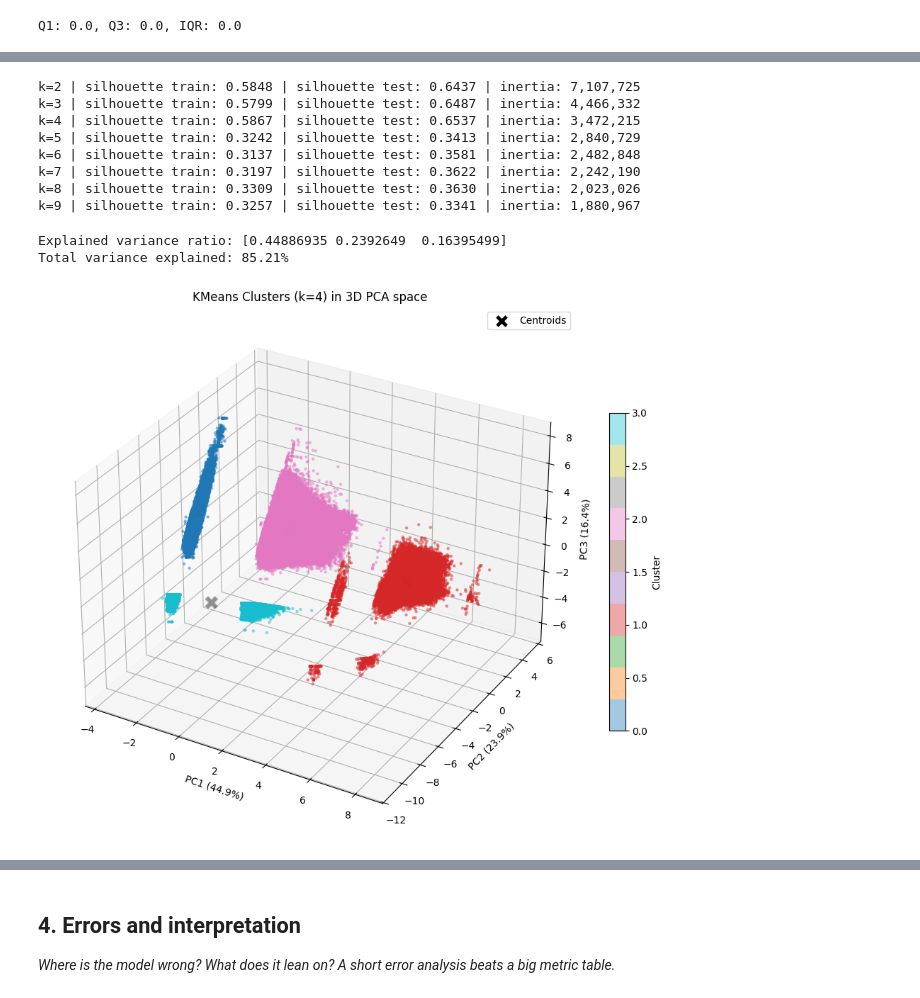
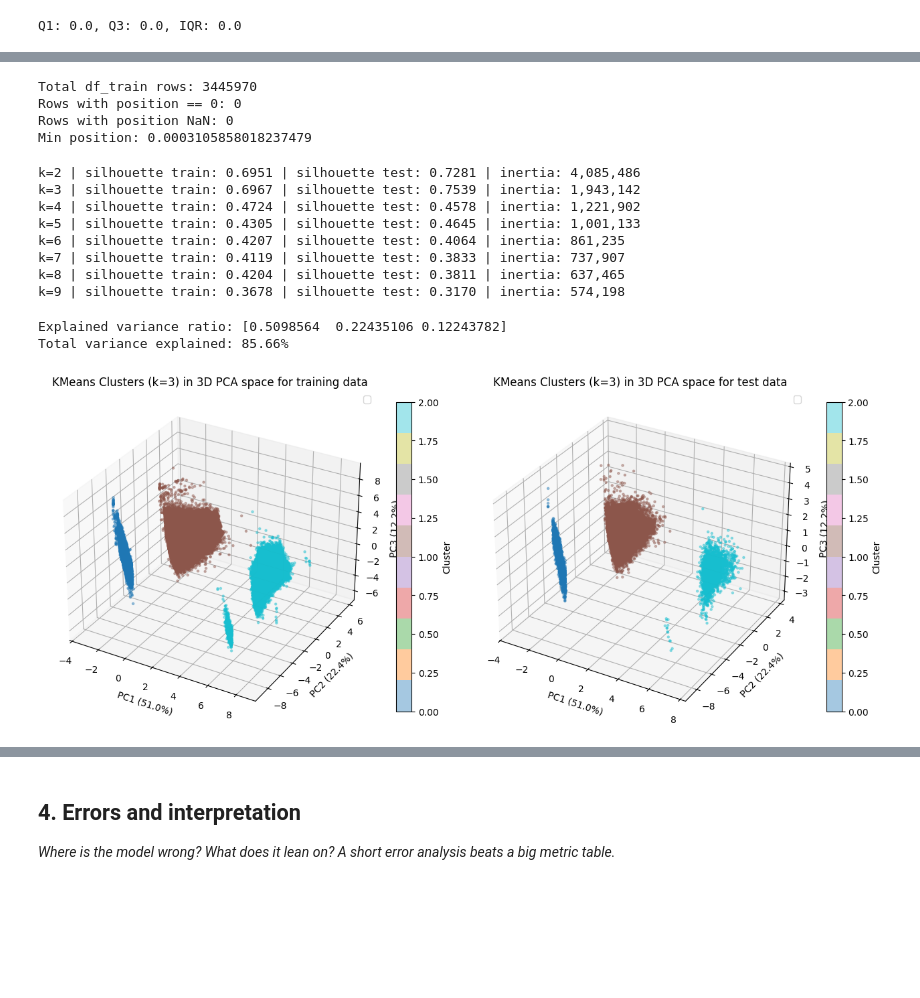
Before and after one commit to ocedev112/flyrank_oce_dev, a Jupyter notebook: work/notebooks/w05_model.ipynb, the cells around one changed output, grey strips where cells are left out. Cells and saved outputs as stored; diff of their text form; code cells hidden in the pictures; blank space fills up the shorter version.

```diff
--- a/work/notebooks/w05_model.ipynb
+++ b/work/notebooks/w05_model.ipynb
@@ -124,3 +175,6 @@ df_test["trend_direction"] = df_test.groupby("content_hash_id")["gsc_avg_positio
+# %%
+df_train['pos_bucket'] = pd.cut(df_train['gsc_avg_position'], bins=[0,3,10,20,100,500])
+df_test['pos_bucket'] = pd.cut(df_test['gsc_avg_position'], bins=[0,3,10,20,100,500])
 # %%
 import numpy as np
 
@@ -203,7 +245,18 @@ CTR                 0.656092    0.001170  1.000000
+# %%
+print("Total df_train rows:", len(df_train))
+print("Rows with position == 0:", (df_train['gsc_avg_position'] == 0).sum())
+print("Rows with position NaN:", df_train['gsc_avg_position'].isna().sum())
+print("Min position:", df_train['gsc_avg_position'].min())
+# %% [output]
+Total df_train rows: 3445970
+Rows with position == 0: 0
+Rows with position NaN: 0
+Min position: 0.0003105858018237479
 # %%
 from sklearn.preprocessing import QuantileTransformer
 from sklearn.cluster import KMeans
 from sklearn.metrics import silhouette_score
+from sklearn.decomposition import PCA
 import numpy as np
 import pandas as pd
 
@@ -216,71 +269,83 @@ scaler = QuantileTransformer(output_distribution='normal', random_state=42)
 X_train_scaled = scaler.fit_transform(df_train_k).astype(np.float32)
 X_test_scaled = scaler.transform(df_test_k).astype(np.float32)
 
+
+pca = PCA(n_components=3,random_state=42)
+X_train_pca = pca.fit_transform(X_train_scaled)
+X_test_pca = pca.transform(X_test_scaled)
+
 rng = np.random.RandomState(42)
-sample_idx = rng.choice(len(X_train_scaled), size=min(1_000_000, len(X_train_scaled)), replace=False)
-X_sample = X_train_scaled[sample_idx]
+sample_idx = rng.choice(len(X_train_pca), size=min(1_000_000, len(X_train_pca)), replace=False)
+X_sample = X_train_pca[sample_idx]
 
 results = []
 for k in range(2, 10):
     km = KMeans(n_clusters=k, init='k-means++', n_init=20, random_state=42, max_iter=300)
     labels = km.fit_predict(X_sample)
-    labels_test = km.predict(X_test_scaled)
+    labels_test = km.predict(X_test_pca)
 
     score = silhouette_score(X_sample, labels, sample_size=5_000, random_state=42)
-    score_test = silhouette_score(X_test_scaled, labels_test, sample_size=5_000, random_state=42)
+    score_test = silhouette_score(X_test_pca, labels_test, sample_size=5_000, random_state=42)
 
     results.append({"k": k, "silhouette_train": score, "silhouette_test": score_test, "inertia": km.inertia_})
     print(f"k={k} | silhouette train: {score:.4f} | silhouette test: {score_test:.4f} | inertia: {km.inertia_:,.0f}")
 
 results_df = pd.DataFrame(results)
 # %% [output]
-k=2 | silhouette train: 0.5848 | silhouette test: 0.6437 | inertia: 7,107,725
-k=3 | silhouette train: 0.5799 | silhouette test: 0.6487 | inertia: 4,466,332
-k=4 | silhouette train: 0.5867 | silhouette test: 0.6537 | inertia: 3,472,215
-k=5 | silhouette train: 0.3242 | silhouette test: 0.3413 | inertia: 2,840,729
-k=6 | silhouette train: 0.3137 | silhouette test: 0.3581 | inertia: 2,482,848
-k=7 | silhouette train: 0.3197 | silhouette test: 0.3622 | inertia: 2,242,190
-k=8 | silhouette train: 0.3309 | silhouette test: 0.3630 | inertia: 2,023,026
-k=9 | silhouette train: 0.3257 | silhouette test: 0.3341 | inertia: 1,880,967
+k=2 | silhouette train: 0.6951 | silhouette test: 0.7281 | inertia: 4,085,486
+k=3 | silhouette train: 0.6967 | silhouette test: 0.7539 | inertia: 1,943,142
+k=4 | silhouette train: 0.4724 | silhouette test: 0.4578 | inertia: 1,221,902
+k=5 | silhouette train: 0.4305 | silhouette test: 0.4645 | inertia: 1,001,133
+k=6 | silhouette train: 0.4207 | silhouette test: 0.4064 | inertia: 861,235
+k=7 | silhouette train: 0.4119 | silhouette test: 0.3833 | inertia: 737,907
+k=8 | silhouette train: 0.4204 | silhouette test: 0.3811 | inertia: 637,465
+k=9 | silhouette train: 0.3678 | silhouette test: 0.3170 | inertia: 574,198
 # %%
 from sklearn.decomposition import PCA
 import matplotlib.pyplot as plt
 from mpl_toolkits.mplot3d import Axes3D
 
-best_k = 4
+best_k = 3
 km_final = KMeans(n_clusters=best_k, init='k-means++', n_init=20, random_state=42, max_iter=300)
 train_labels = km_final.fit_predict(X_sample)
-
-pca = PCA(n_components=3, random_state=42)
-X_pca = pca.fit_transform(X_sample)
-centroids_pca = pca.transform(km_final.cluster_centers_)
+test_labels = km_final.predict(X_test_pca)
 
 print(f"Explained variance ratio: {pca.explained_variance_ratio_}")
 print(f"Total variance explained: {pca.explained_variance_ratio_.sum():.2%}")
 
-fig = plt.figure(figsize=(10, 8))
-ax = fig.add_subplot(111, projection='3d')
+fig = plt.figure(figsize=(13, 8))
+ax = fig.add_subplot(121, projection='3d')
+ax2 = fig.add_subplot(122, projection='3d')
 
 scatter = ax.scatter(
-    X_pca[:, 0], X_pca[:, 1], X_pca[:, 2],
+    X_sample[:, 0], X_sample[:, 1], X_sample[:, 2],
     c=train_labels, cmap='tab10', s=5, alpha=0.4
 )
 
-ax.scatter(
-    centroids_pca[:, 0], centroids_pca[:, 1], centroids_pca[:, 2],
-    c='black', marker='X', s=200, edgecolor='white', linewidth=1.5, label='Centroids'
+scatter2 = ax2.scatter(
+    X_test_pca[:, 0], X_test_pca[:, 1], X_test_pca[:, 2],
+    c=test_labels, cmap='tab10', s=5, alpha=0.4
 )
+
+
 
 ax.set_xlabel(f"PC1 ({pca.explained_variance_ratio_[0]:.1%})")
 ax.set_ylabel(f"PC2 ({pca.explained_variance_ratio_[1]:.1%})")
 ax.set_zlabel(f"PC3 ({pca.explained_variance_ratio_[2]:.1%})")
-ax.set_title(f"KMeans Clusters (k={best_k}) in 3D PCA space")
+ax.set_title(f"KMeans Clusters (k={best_k}) in 3D PCA space for training data")
 ax.legend()
 
+ax2.set_xlabel(f"PC1 ({pca.explained_variance_ratio_[0]:.1%})")
+ax2.set_ylabel(f"PC2 ({pca.explained_variance_ratio_[1]:.1%})")
+ax2.set_zlabel(f"PC3 ({pca.explained_variance_ratio_[2]:.1%})")
+ax2.set_title(f"KMeans Clusters (k={best_k}) in 3D PCA space for test data")
+ax2.legend()
+
 plt.colorbar(scatter, ax=ax, label='Cluster', shrink=0.6)
+plt.colorbar(scatter2, ax=ax2, label='Cluster', shrink=0.6)
 plt.tight_layout()
 plt.show()
 # %% [output]
-Explained variance ratio: [0.44886935 0.2392649  0.16395499]
-Total variance explained: 85.21%
+Explained variance ratio: [0.5098564  0.22435106 0.12243782]
+Total variance explained: 85.66%
-[figure, old version]
+[figure, new version]
```
Also changed, not shown: parts of 18 cells of this notebook.
